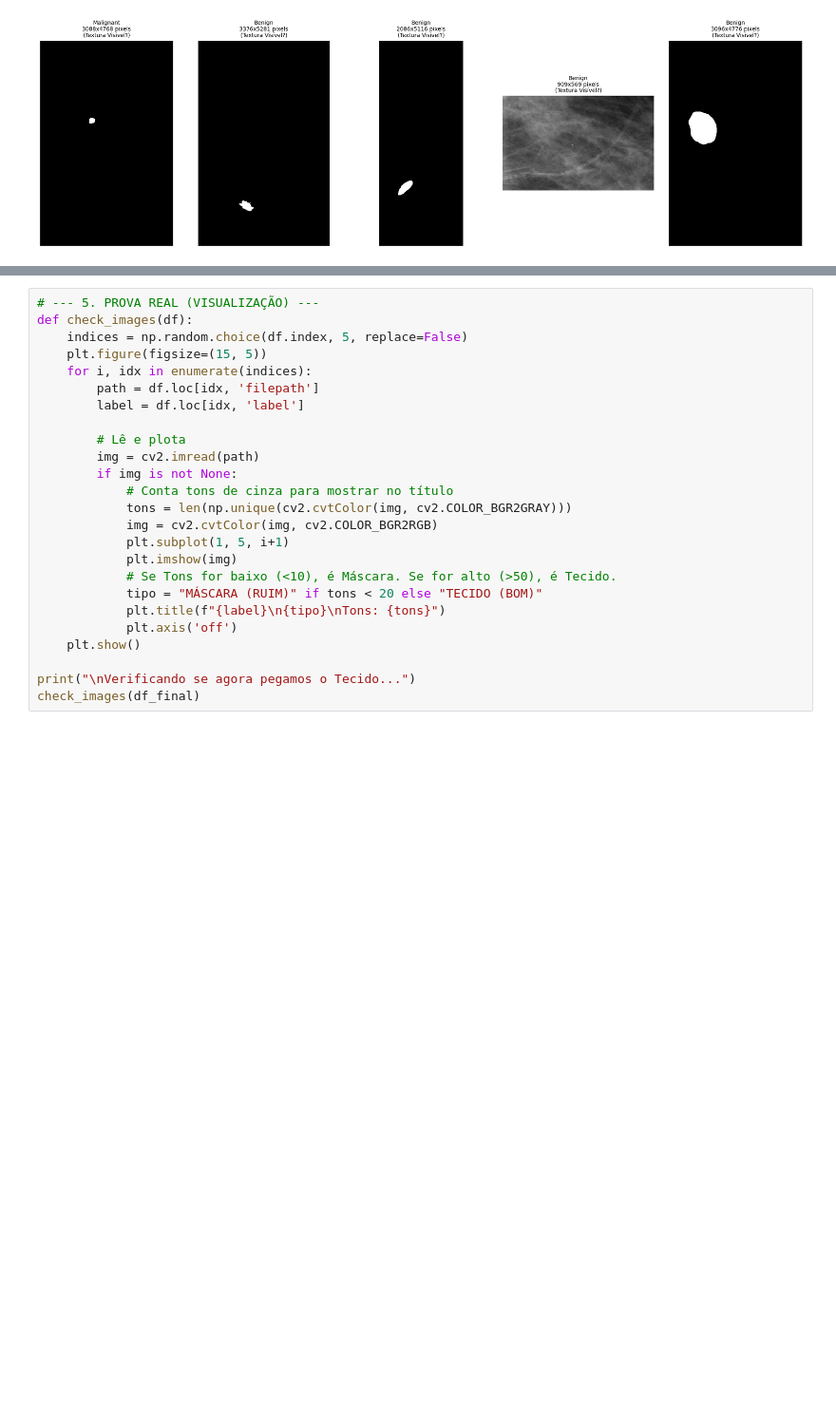
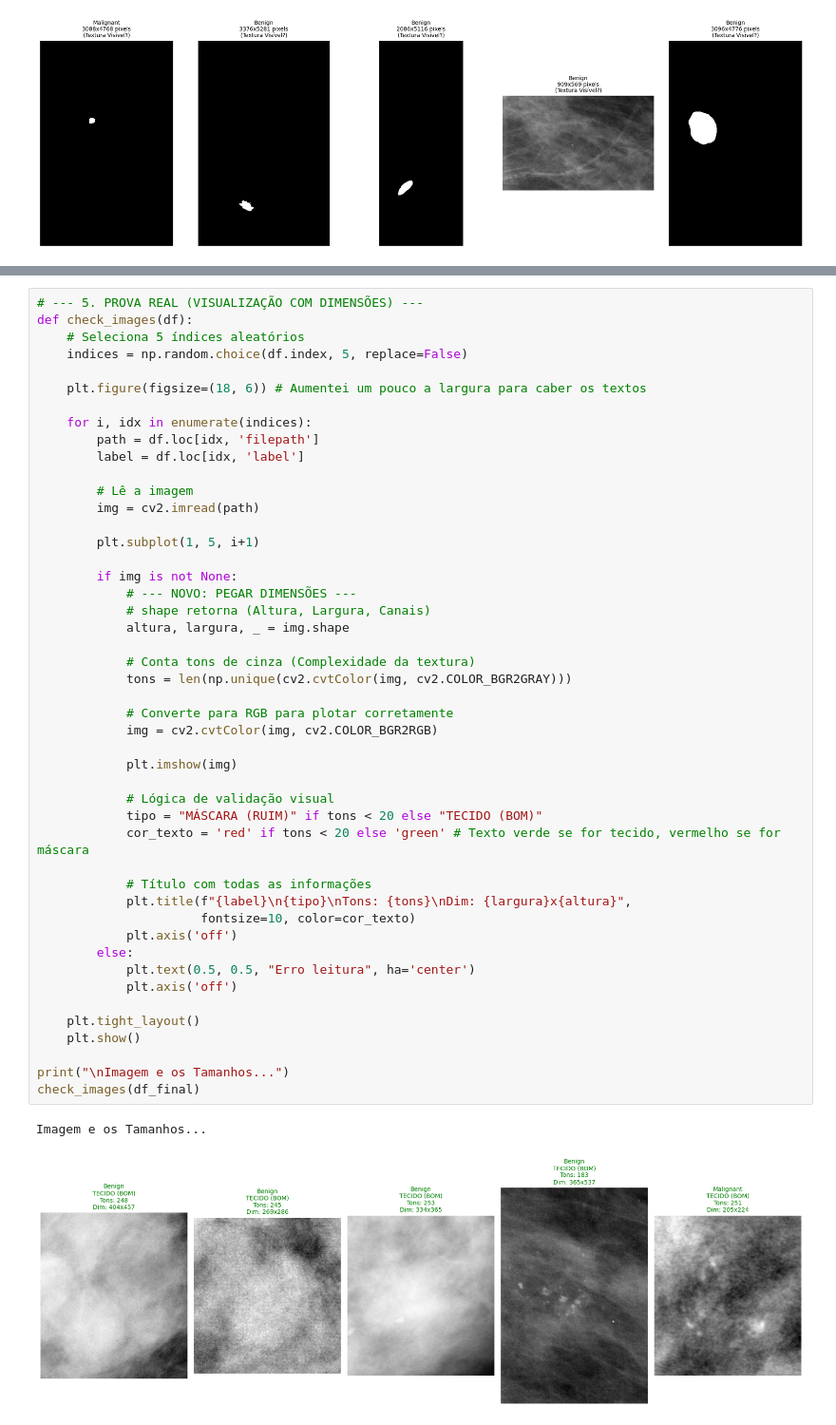
Before and after one commit to SandraRojasZ/Pos_Unifesp, a Jupyter notebook: PMI/BreastCancer/BreastCancer.ipynb, the cells around one changed output, grey strips where cells are left out. Shown at 95% size. Saved outputs shown, nothing was run; the diff lists cells and outputs as text; blank space fills up the shorter version.

Commit message:
Leitura de imagem com textura

```diff
--- a/PMI/BreastCancer/BreastCancer.ipynb
+++ b/PMI/BreastCancer/BreastCancer.ipynb
@@ -1590,27 +1592,52 @@ Vinculando imagens baseada na Textura...
 # %%
-# --- 5. PROVA REAL (VISUALIZAÇÃO) ---
+# --- 5. PROVA REAL (VISUALIZAÇÃO COM DIMENSÕES) ---
 def check_images(df):
+    # Seleciona 5 índices aleatórios
     indices = np.random.choice(df.index, 5, replace=False)
-    plt.figure(figsize=(15, 5))
+
+    plt.figure(figsize=(18, 6)) # Aumentei um pouco a largura para caber os textos
+
     for i, idx in enumerate(indices):
         path = df.loc[idx, 'filepath']
         label = df.loc[idx, 'label']
 
-        # Lê e plota
+        # Lê a imagem
         img = cv2.imread(path)
+
+        plt.subplot(1, 5, i+1)
+
         if img is not None:
-            # Conta tons de cinza para mostrar no título
+            # --- NOVO: PEGAR DIMENSÕES ---
+            # shape retorna (Altura, Largura, Canais)
+            altura, largura, _ = img.shape
+
+            # Conta tons de cinza (Complexidade da textura)
             tons = len(np.unique(cv2.cvtColor(img, cv2.COLOR_BGR2GRAY)))
+
+            # Converte para RGB para plotar corretamente
             img = cv2.cvtColor(img, cv2.COLOR_BGR2RGB)
-            plt.subplot(1, 5, i+1)
+
             plt.imshow(img)
-            # Se Tons for baixo (<10), é Máscara. Se for alto (>50), é Tecido.
+
+            # Lógica de validação visual
             tipo = "MÁSCARA (RUIM)" if tons < 20 else "TECIDO (BOM)"
-            plt.title(f"{label}\n{tipo}\nTons: {tons}")
+            cor_texto = 'red' if tons < 20 else 'green' # Texto verde se for tecido, vermelho se for máscara
+
+            # Título com todas as informações
+            plt.title(f"{label}\n{tipo}\nTons: {tons}\nDim: {largura}x{altura}",
+                      fontsize=10, color=cor_texto)
             plt.axis('off')
+        else:
+            plt.text(0.5, 0.5, "Erro leitura", ha='center')
+            plt.axis('off')
+
+    plt.tight_layout()
     plt.show()
 
-print("\nVerificando se agora pegamos o Tecido...")
+print("\nImagem e os Tamanhos...")
 check_images(df_final)
+# %% [output]
+Imagem e os Tamanhos...
+[figure, added]
 # %%
 # Divisão Treino/Validação
```
Also changed, not shown: parts of 5 cells of this notebook.
